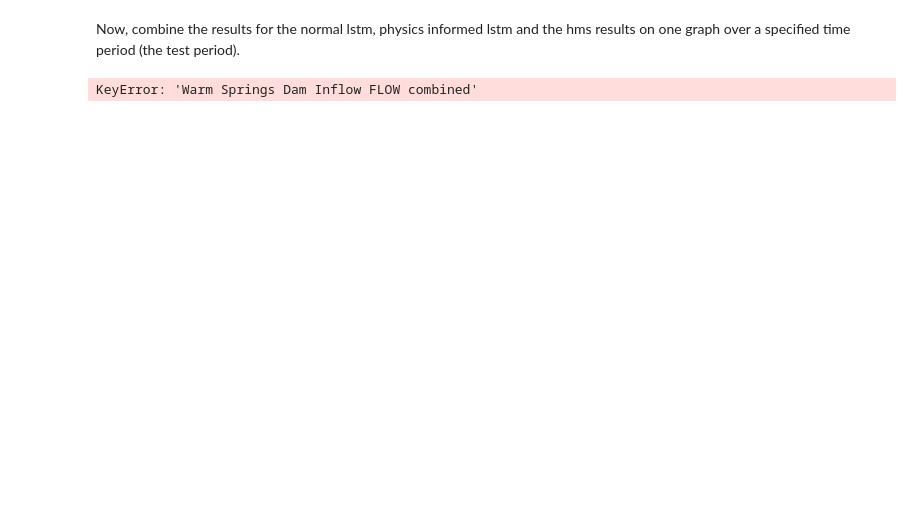
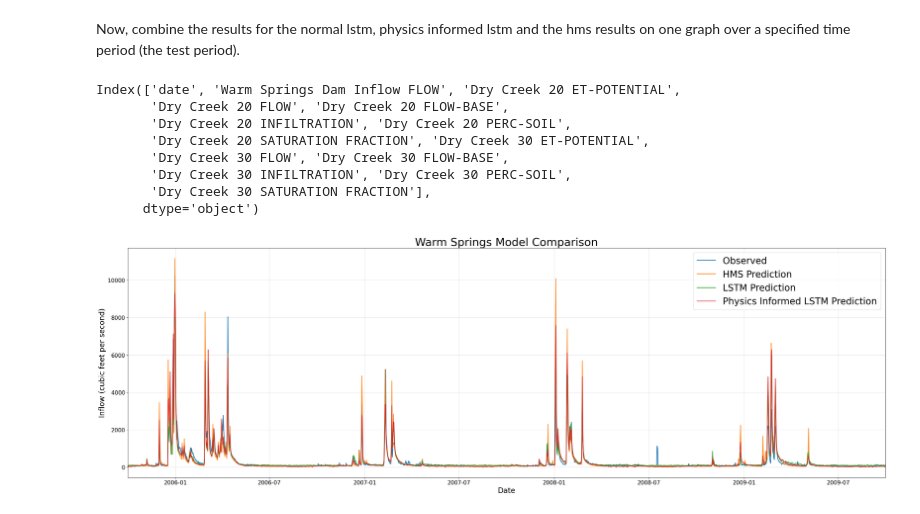
Before and after one commit to evanr1232/UCB-USACE-LSTMs, a Jupyter notebook: neuralhydrology/warm_springs_all/warm_springs_models.ipynb, the cells around one changed output. Saved outputs shown, nothing was run; the diff lists cells and outputs as text; code cells hidden in the pictures; blank space fills up the shorter version.

```diff
--- a/neuralhydrology/warm_springs_all/warm_springs_models.ipynb
+++ b/neuralhydrology/warm_springs_all/warm_springs_models.ipynb
@@ -198,9 +198,9 @@ def combinedPlot(lstm_results: Path, lstmPhysics_results: Path, HMS_results: Pat
     hms_df['date'] = pd.to_datetime(hms_df['date'], format='%d-%b-%y')
     hms_df = hms_df.reset_index(drop=True)
     # hms_df = hms_df.iloc[:, [0,1]] #Date, HMS predicted
-    #print(hms_df.columns)
+    print(hms_df.columns)
     #hms_df = hms_df.rename(columns={hms_df['Warm Springs Dam Inflow FLOW combined']: "HMS_predicted"})
-    hms_df["HMS_predicted"] = pd.to_numeric(hms_df["Warm Springs Dam Inflow FLOW combined"], errors="coerce")
+    hms_df["HMS_predicted"] = pd.to_numeric(hms_df["Warm Springs Dam Inflow FLOW"], errors="coerce")
 
     df = model1_df.merge(model2_df, how='right', on='date').merge(hms_df, how='right', on='date')
 
@@ -251,9 +251,17 @@ def combinedPlot(lstm_results: Path, lstmPhysics_results: Path, HMS_results: Pat
     plt.show()
 # %%
 #change the paths to the respective ouptut csvs from running.result()
-lstm_result_path = Path('F:/Dino/UCB-USACE-LSTMs/neuralhydrology/warm_springs_all/runs/testing_run_1212_171855/results_output.csv')
-physics_informed_result_path = Path('F:/Dino/UCB-USACE-LSTMs/neuralhydrology/warm_springs_all/runs/testing_run_1212_172529/results_output.csv')
+lstm_result_path = Path('F:/Dino/UCB-USACE-LSTMs/neuralhydrology/warm_springs_all/runs/testing_run_1812_100021/results_output.csv')
+physics_informed_result_path = Path('F:/Dino/UCB-USACE-LSTMs/neuralhydrology/warm_springs_all/runs/testing_run_1812_100541/results_output.csv')
 path_to_physics_data = Path("F:/Dino/UCB-USACE-LSTMs/data/HMS_outputs_for_UCB/WarmSprings_Inflow_daily.csv")
 combinedPlot(lstm_results=lstm_result_path, lstmPhysics_results= physics_informed_result_path, HMS_results=path_to_physics_data, title='Warm Springs Model Comparison')
 # %% [output]
-KeyError: 'Warm Springs Dam Inflow FLOW combined'
+Index(['date', 'Warm Springs Dam Inflow FLOW', 'Dry Creek 20 ET-POTENTIAL',
+       'Dry Creek 20 FLOW', 'Dry Creek 20 FLOW-BASE',
+       'Dry Creek 20 INFILTRATION', 'Dry Creek 20 PERC-SOIL',
+       'Dry Creek 20 SATURATION FRACTION', 'Dry Creek 30 ET-POTENTIAL',
+       'Dry Creek 30 FLOW', 'Dry Creek 30 FLOW-BASE',
+       'Dry Creek 30 INFILTRATION', 'Dry Creek 30 PERC-SOIL',
+       'Dry Creek 30 SATURATION FRACTION'],
+      dtype='object')
+[figure, added]
```
Also changed, not shown: parts of 6 cells of this notebook, 1 other file.
